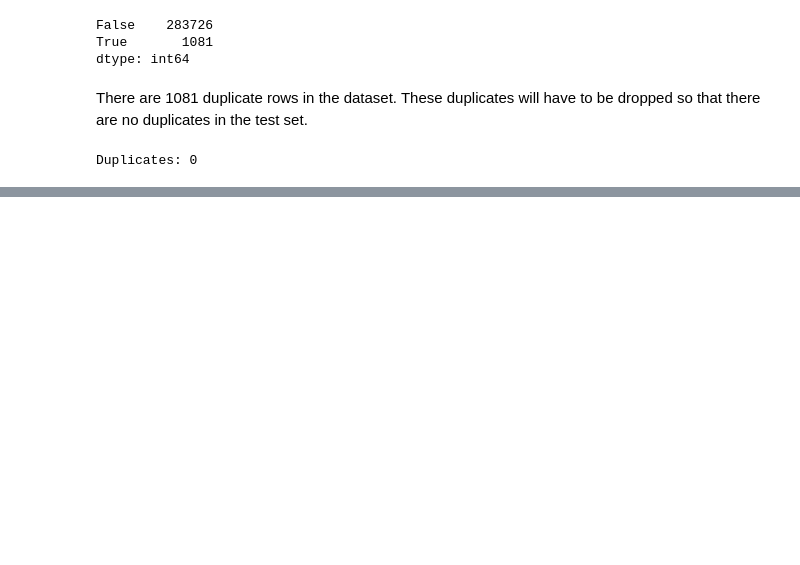
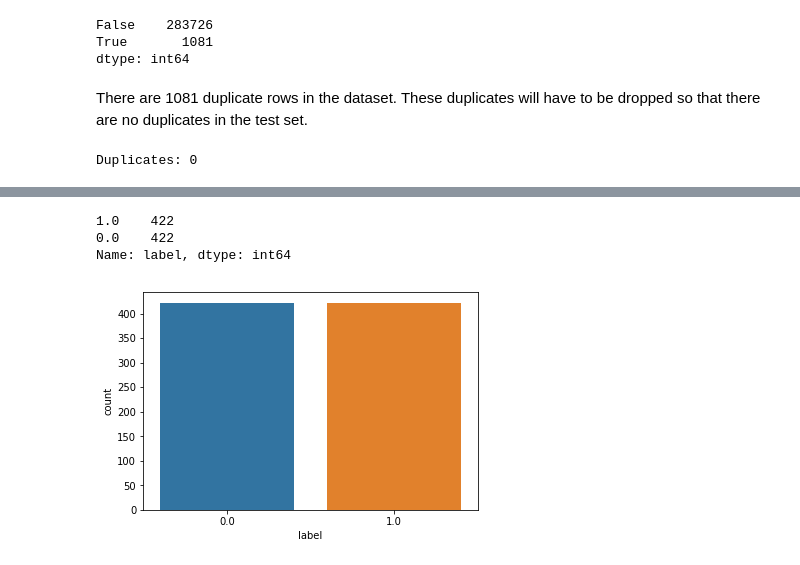
Before and after one commit to tobyzl2/Credit-Card-Fraud-Classification, a Jupyter notebook: credit_card_fraud_classification.ipynb, the cells around one changed output, grey strips where cells are left out. Drawn from its saved outputs; the diff is of its cells as text; code cells hidden in the pictures; blank space fills up the shorter version.

```diff
--- a/credit_card_fraud_classification.ipynb
+++ b/credit_card_fraud_classification.ipynb
@@ -207,0 +176,41 @@ Duplicates: 0
+# %%
+from sklearn.utils import resample
+
+# Concatenate features and labels for train set
+train_dataset = pd.concat([train_features, train_labels], axis = 1)
+
+# Get non_fraud and fraud data
+not_fraud_dataset = train_dataset[train_dataset.label == 0]
+fraud_dataset = train_dataset[train_dataset.label == 1]
+
+def undersample(not_fraud_dataset, fraud_dataset):
+    # Undersample not_fraud
+    not_fraud_undersampled = resample(not_fraud_dataset, replace = True, n_samples = len(fraud_dataset))
+
+    # Concatenate undersampled not_fraud with fraud
+    train_dataset_undersampled = pd.concat([not_fraud_undersampled, fraud_dataset])
+
+    return train_dataset_undersampled
+
+def oversample(not_fraud_dataset, fraud_dataset):
+    # Oversample fraud
+    fraud_oversampled = resample(fraud_dataset, replace = True, n_samples = len(not_fraud_dataset))
+
+    # Concatenate oversampled fraud with not_fraud
+    train_dataset_oversampled = pd.concat([fraud_oversampled, not_fraud_dataset])
+
+    return train_dataset_oversampled
+# %%
+train_dataset_resampled = undersample(not_fraud_dataset, fraud_dataset)
+train_features_resampled = train_dataset.drop("label", axis = 1)
+train_labels_resampled = train_dataset["label"]
+# %%
+# Resampled label counts
+print(train_dataset_resampled.label.value_counts())
+sns.countplot(train_dataset_resampled.label)
+plt.show()
+# %% [output]
+1.0    422
+0.0    422
+Name: label, dtype: int64
+[figure, added]
```
Also changed, not shown: parts of 42 cells of this notebook.
